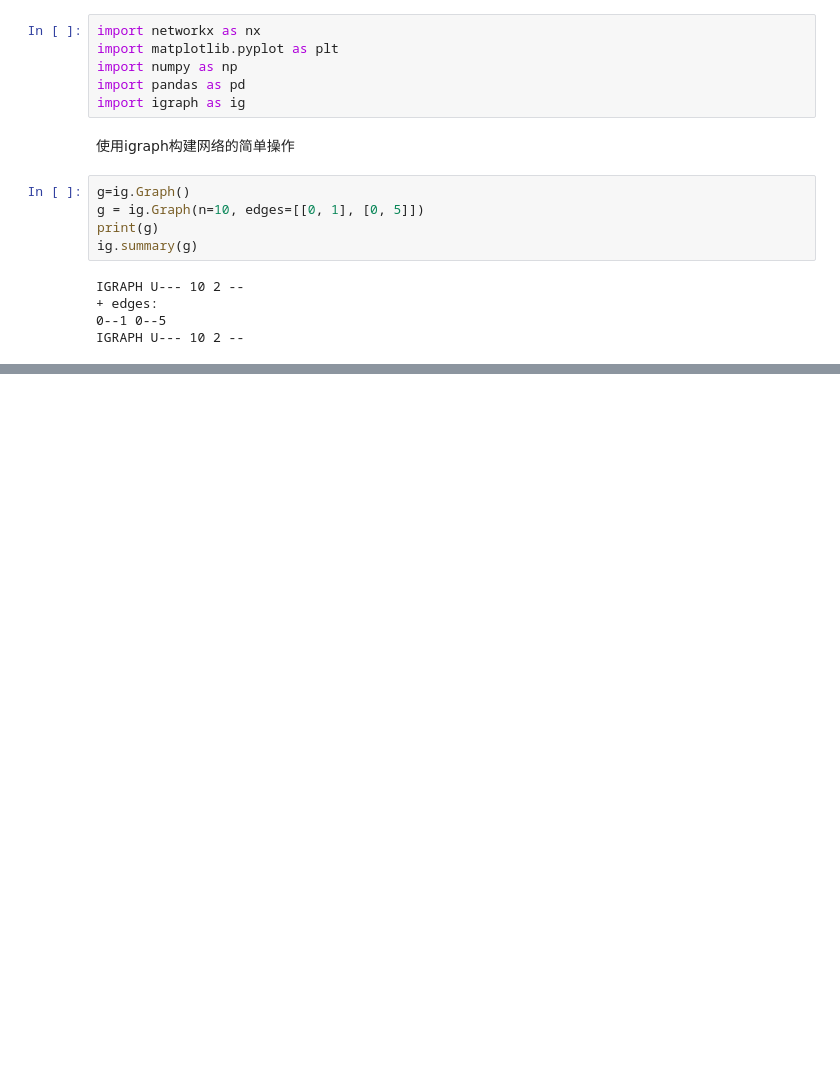
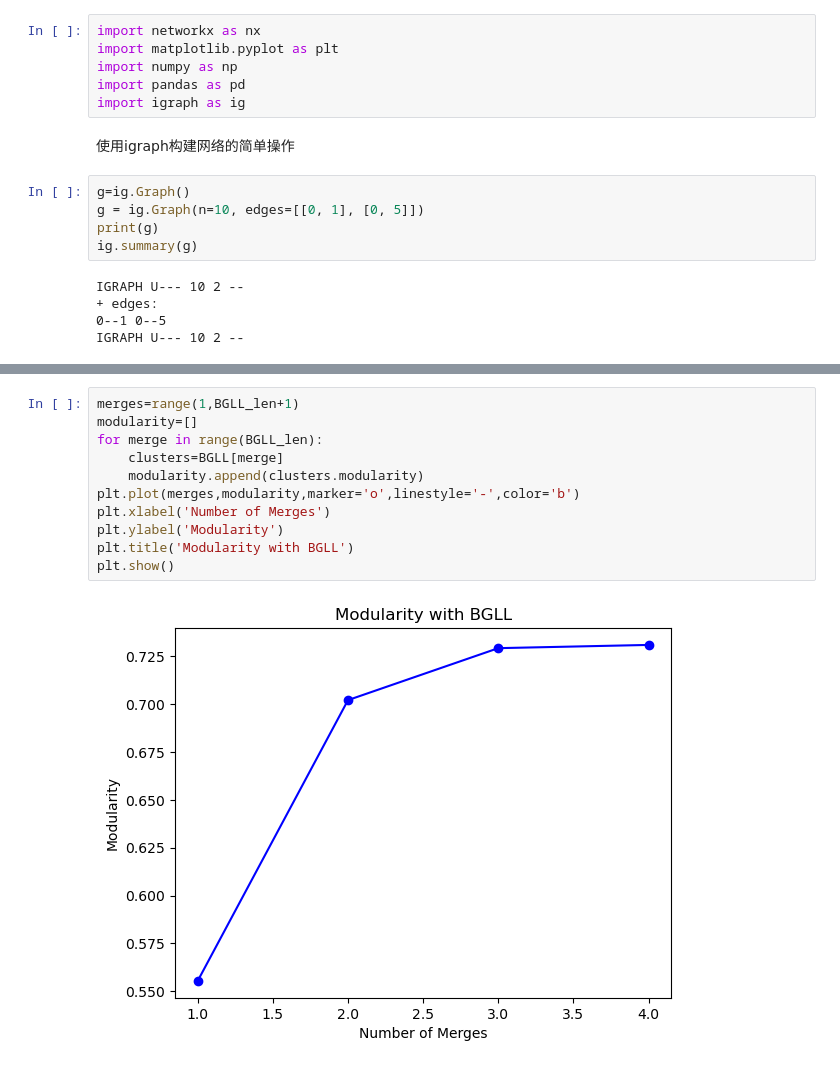
Before and after one commit to dzcaprime/Network, a Jupyter notebook: community.ipynb, the cells around one changed output, grey strips where cells are left out. Saved outputs shown, nothing was run; the diff lists cells and outputs as text; blank space fills up the shorter version.

```diff
--- a/community.ipynb
+++ b/community.ipynb
@@ -75,0 +118,13 @@ plt.show()
+# %%
+merges=range(1,BGLL_len+1)
+modularity=[]
+for merge in range(BGLL_len):
+    clusters=BGLL[merge]
+    modularity.append(clusters.modularity)
+plt.plot(merges,modularity,marker='o',linestyle='-',color='b')
+plt.xlabel('Number of Merges')
+plt.ylabel('Modularity')
+plt.title('Modularity with BGLL')
+plt.show()
+# %% [output]
+[figure, added]
```
Also changed, not shown: parts of 11 cells of this notebook.
